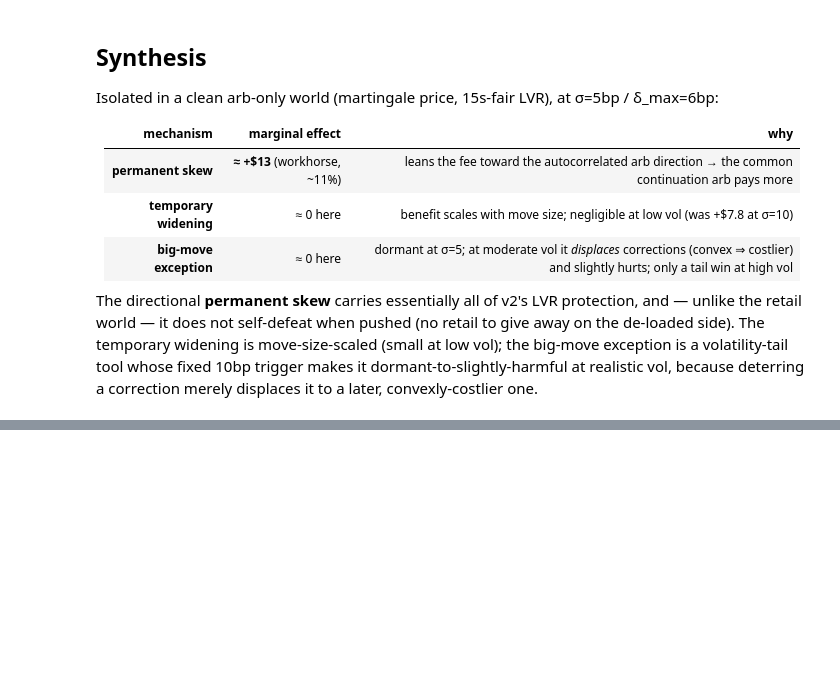
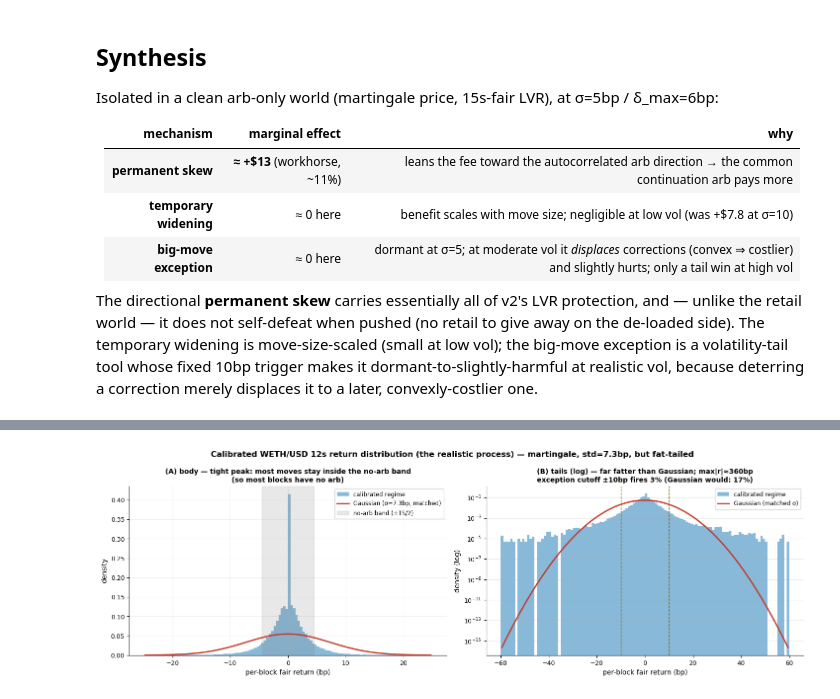
Before and after one commit to wanxinwanxin/amm-gym, a Jupyter notebook: presentation/arb_only_lvr_lab.ipynb, the cells around one changed output, grey strips where cells are left out. Drawn from its saved outputs; the diff is of its cells as text; code cells hidden in the pictures; blank space fills up the shorter version.

```diff
--- a/presentation/arb_only_lvr_lab.ipynb
+++ b/presentation/arb_only_lvr_lab.ipynb
@@ -220,0 +228,4 @@ because deterring a correction merely displaces it to a later, convexly-costlier
+# %%
+fig = L.plot_return_distribution(seeds=SEEDS)
+# %% [output]
+[figure, added]
```
Also changed, not shown: parts of 6 cells of this notebook, 5 other files.
